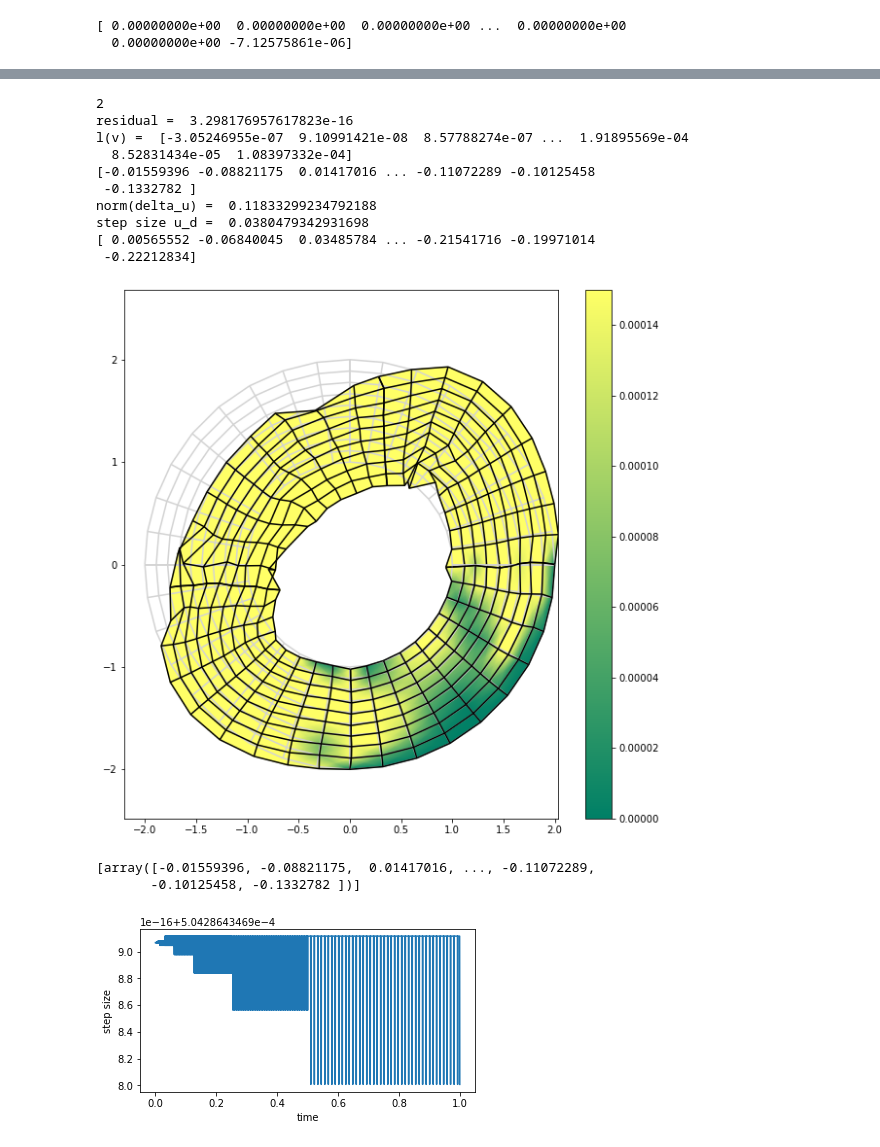
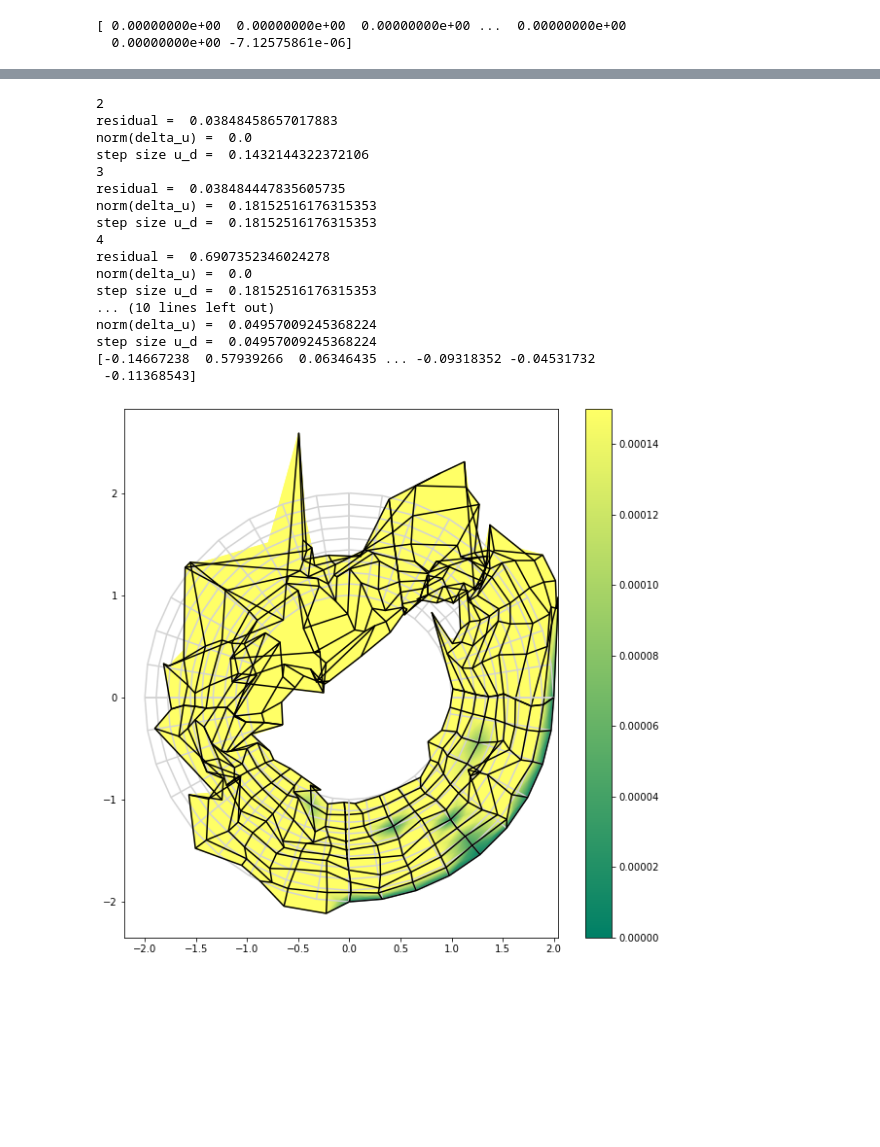
Before and after one commit to mh-0456/pyiga, a Jupyter notebook: notebooks/nonlinear_try1.ipynb, the cells around one changed output, grey strips where cells are left out. Cells and saved outputs as stored; diff of their text form; code cells hidden in the pictures; blank space fills up the shorter version.

```diff
--- a/notebooks/nonlinear_try1.ipynb
+++ b/notebooks/nonlinear_try1.ipynb
@@ -194,6 +194,7 @@ def linearized(u, kvs_ux, geo_ux):
 # assemble matrix A and rhs b for nonlinear elasticity problem
 def ass_nonlinsystem(u):
     first = True
+    dis = get_components(u)
     for p in range(MP_block.numpatches):
         X = MP_block.patch_to_global(p)
 
@@ -202,11 +203,11 @@ def ass_nonlinsystem(u):
         #kvs_uy, geo_uy = MP_block.multi_patches[1].patches[p]
 
         # The whole patch-local stiffness matrix
-        A_p = linearized(u, kvs_ux, geo_ux) # take linearized variatonal form
+        A_p = linearized(dis, kvs_ux, geo_ux) # take linearized variatonal form
 
         # The patch-local right-hand side
-        #b_p = -apply_nl(u, kvs_ux, geo_ux) # b_p=  rhs - apply_nl(u), for rhs= (0,...,0) # Newton-Raphson iteration
-        b_p = assemble.inner_products(kvs_ux, f, f_physical=True, geo=geo_ux).ravel() - apply_nl(u, kvs_ux, geo_ux) # for arbitrary rhs
+        b_p = assemble.inner_products(kvs_ux, f, f_physical=True, geo=geo_ux).ravel()
+        #b_p = assemble.inner_products(kvs_ux, f, f_physical=True, geo=geo_ux).ravel() - apply_nl(dis, kvs_ux, geo_ux) # for arbitrary rhs
 
         # The patch-local Neumann boundary data
         for item in neu_data:
@@ -239,11 +240,12 @@ u= np.zeros(dd)
 
 ### first iteration ###
 A, b= ass_nonlinsystem(u)
+r= np.linalg.norm(A.dot(u) - b) # compute residuum
 
 LS = assemble.RestrictedLinearSystem(A, b, bc) # solve linearized system
 u_d= solvers.make_solver(LS.A).dot(LS.b)
 
-r= np.linalg.norm(LS.A.dot(u_d) - LS.b) # compute residuum
+#r= np.linalg.norm(LS.A.dot(u_d) - LS.b) # compute residuum
 print('residual = ', r)
 lv = LS.complete(LS.b)
 
@@ -282,59 +284,66 @@ count= 1
 stepsize_du1 = 1
 
 stepsizes =[]
-timesteps = []
+ud_array = []
 
 while True:
     count+=1
     print(count)
     # Assemble matrices and rhs in every iteration step
     A, b= ass_nonlinsystem(u)
-    b+= lv # l(v) - a(u,v)
+    b-= lv # l(v) - a(u,v)
+    r= np.linalg.norm(A.dot(u) - b)
+    print('residual = ', r)
 
     LS = assemble.RestrictedLinearSystem(A, b, bc) # solve linearized system
     u_d = solvers.make_solver(LS.A).dot(LS.b)
-    r= np.linalg.norm(LS.A.dot(u_d) - LS.b)
-    print('residual = ', r)
+
     lv = LS.complete(LS.b)
-    print('l(v) = ', lv)
+    #print('l(v) = ', lv)
     u_d = LS.complete(u_d)
-    print(u_d)
-    #time_steps = LS.restrict(u_d)
+    #print(u_d)
 
     #update
     u += u_d
 
-    timesteps.append(u_d)
+    ud_array.append(u_d)
 
     normed_du = np.linalg.norm(u_d)/np.sqrt(len(u_d))
     stepsize_du = abs(normed_du0-normed_du)
     print('norm(delta_u) = ', normed_du)
     print ('step size u_d = ', stepsize_du)
 
     stepsizes.append(stepsize_du)
 
     if stepsize_du < epsilon:
         break
     elif stepsize_du < stepsize_du1 and stepsize_du <1e-1:
         break
     elif count == 10:
         break
 
     normed_du0 = normed_du
     stepsize_du1 = stepsize_du
 
 # print deformation plot
 get_defplot(u, patches_u, kvs_u)
 print(u)
 # %% [output]
 2
-residual =  3.298176957617823e-16
-l(v) =  [-3.05246955e-07  9.10991421e-08  8.57788274e-07 ...  1.91895569e-04
-  8.52831434e-05  1.08397332e-04]
-[-0.01559396 -0.08821175  0.01417016 ... -0.11072289 -0.10125458
- -0.1332782 ]
-norm(delta_u) =  0.11833299234792188
-step size u_d =  0.0380479342931698
-[ 0.00565552 -0.06840045  0.03485784 ... -0.21541716 -0.19971014
- -0.22212834]
+residual =  0.03848458657017883
+norm(delta_u) =  0.0
+step size u_d =  0.1432144322372106
+3
+residual =  0.038484447835605735
+norm(delta_u) =  0.18152516176315353
+step size u_d =  0.18152516176315353
+4
+residual =  0.6907352346024278
+norm(delta_u) =  0.0
+step size u_d =  0.18152516176315353
+... (10 lines left out)
+norm(delta_u) =  0.04957009245368224
+step size u_d =  0.04957009245368224
+[-0.14667238  0.57939266  0.06346435 ... -0.09318352 -0.04531732
+ -0.11368543]
-[figure, old version]
+[figure, new version]
@@ -343,5 +349,0 @@ solutions.extend(timesteps)
-# %%
-print(timesteps)
-# %% [output]
-[array([-0.01559396, -0.08821175,  0.01417016, ..., -0.11072289,
-       -0.10125458, -0.1332782 ])]
@@ -351,12 +350,3 @@ ll = linspace(0, 1, dd)
-# %%
-# plot history of step sizes
-figsize(6,3)
-times = array(ll)
-stepsizes = times[1:] - times[:-1]
-plot(times[:-1], stepsizes);
-xlabel('time'); ylabel('step size');
-# %% [output]
-[figure, removed]
 # %%
 # plot history of step sizes
 figsize(6,3)
```
Also changed, not shown: parts of 7 cells of this notebook, 1 other file.
